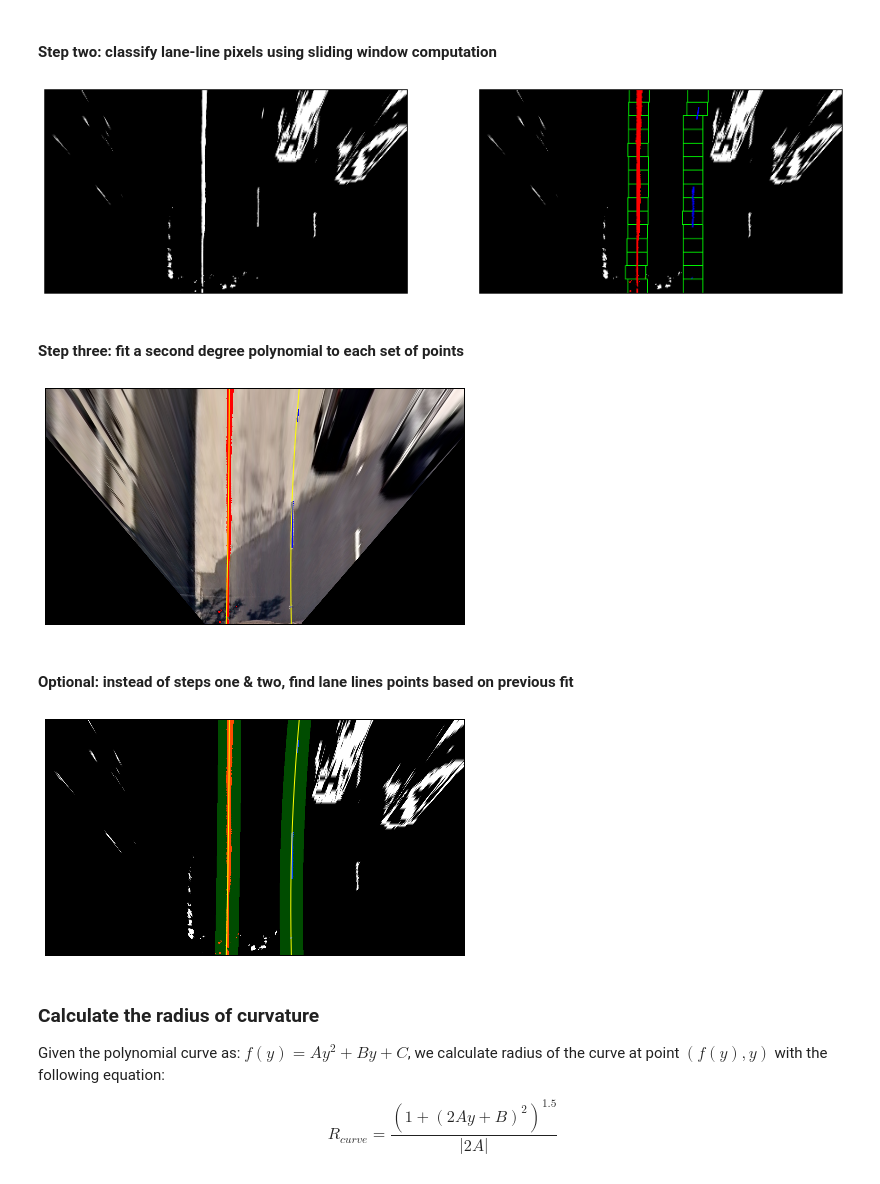
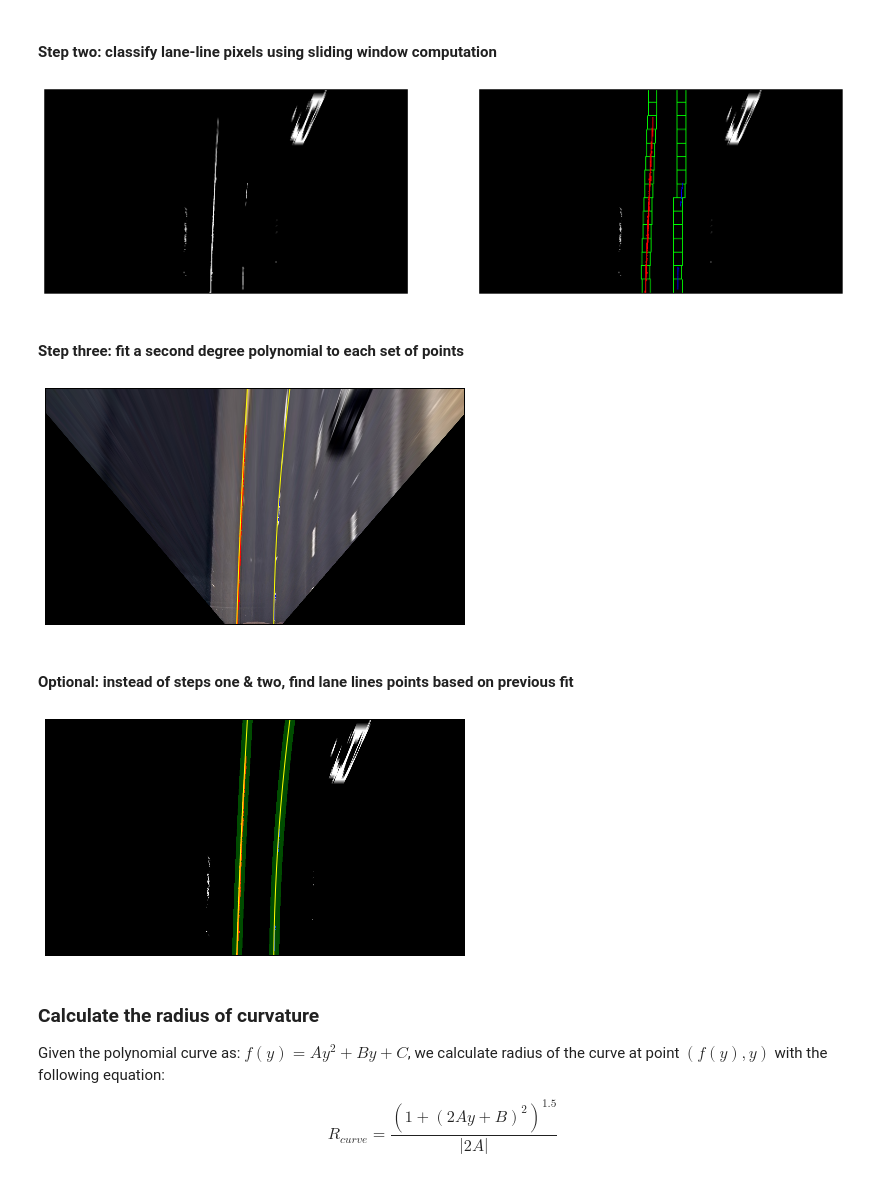
Before and after one commit to Goldob/CarND-Advanced-Lane-Lines, a Jupyter notebook: solution.ipynb, the cells around one changed output. Saved outputs shown, nothing was run; the diff lists cells and outputs as text; code cells hidden in the pictures.

Commit message:
Decrease scale to process larger area of the road

```diff
--- a/solution.ipynb
+++ b/solution.ipynb
@@ -90,9 +90,9 @@ side_by_side(undistorted, binarize(undistorted))
 # %% [markdown]
 ## Perspective transform
 # %%
-# One meter equals 50 pixels in the image
+# One meter equals 35 pixels in the image
 # We will use that in later computation
-SCALE = 50
+SCALE = 30
 
 src = np.float32([
     [260, 685],
@@ -102,10 +102,10 @@ src = np.float32([
 ])
 
 dst = np.float32([
-    [546, 719],
-    [546, 569],
-    [731, 569],
-    [731, 719]
+    [583, 719],
+    [583, 629],
+    [694, 629],
+    [694, 719]
 ])
 
 M = cv2.getPerspectiveTransform(src, dst)
@@ -157,7 +157,7 @@ def histogram_peaks(img):
 
     return left_peak, right_peak, histogram
 
-image = cv2.imread('test_images/test4.jpg')
+image = cv2.imread('test_images/test3.jpg')
 image = cv2.cvtColor(image, cv2.COLOR_BGR2RGB)
 undistorted = undistort(image)
 binary = binarize(undistorted)
@@ -185,9 +185,9 @@ def sliding_window(img, leftx_base, rightx_base):
     # Choose the number of sliding windows
     nwindows = 15
     # Set the width of the windows +/- margin
-    margin = 35
+    margin = 15
     # Set minimum number of pixels found to recenter window
-    minpix = 35
+    minpix = 15
 
     # Store history of window positions for each side of the lane
     windows = [[], []]
@@ -279,7 +279,7 @@ visualization[righty, rightx] = [0, 0, 255]
 
 side_by_side(binary_warped, visualization)
 # %% [output]
-[figure, old version]
+[figure, new version]
 # %% [markdown]
 #### Step three: fit a second degree polynomial to each set of points
 # %%
@@ -311,12 +311,12 @@ plt.imshow(visualization)
 hide_axes()
 plt.show()
 # %% [output]
-[figure, old version]
+[figure, new version]
 # %% [markdown]
 #### Optional: instead of steps one & two, find lane lines points based on previous fit
 # %%
 # The width of the margin around the previous polynomial to search
-CURVE_MARGIN = 35
+CURVE_MARGIN = 15
 
 def search_from_prior(img, prior_left, prior_right):
     margin = CURVE_MARGIN
@@ -356,34 +356,34 @@ visualization[righty, rightx] = [0, 0, 255]
 ###
 
 lane_img = np.zeros_like(image)
 
 # Generate a polygon to illustrate the search window area
 # And recast the x and y points into usable format for cv2.fillPoly()
 left_line_window1 = np.array([np.transpose(np.vstack([left_fitx-CURVE_MARGIN, ploty]))])
 left_line_window2 = np.array([np.flipud(np.transpose(np.vstack([left_fitx+CURVE_MARGIN,
                               ploty])))])
 left_line_pts = np.hstack((left_line_window1, left_line_window2))
 right_line_window1 = np.array([np.transpose(np.vstack([right_fitx-CURVE_MARGIN, ploty]))])
 right_line_window2 = np.array([np.flipud(np.transpose(np.vstack([right_fitx+CURVE_MARGIN,
                               ploty])))])
 right_line_pts = np.hstack((right_line_window1, right_line_window2))
 
 # Draw the lane onto the warped blank image
 cv2.fillPoly(lane_img, np.int_([left_line_pts]), (0,255, 0))
 cv2.fillPoly(lane_img, np.int_([right_line_pts]), (0,255, 0))
 visualization = cv2.addWeighted(visualization, 1, lane_img, 0.3, 0)
 
 # Plot the polynomial lines onto the image
 
 plt.figure(figsize=(7.5, 4.75))
 plt.plot(left_fitx, ploty, color='yellow')
 plt.plot(right_fitx, ploty, color='yellow')
 plt.imshow(visualization)
 hide_axes()
 
 ###
 # %% [output]
-[figure, old version]
+[figure, new version]
 # %% [markdown]
 ### Calculate the radius of curvature
 
```
Also changed, not shown: parts of 7 cells of this notebook.
